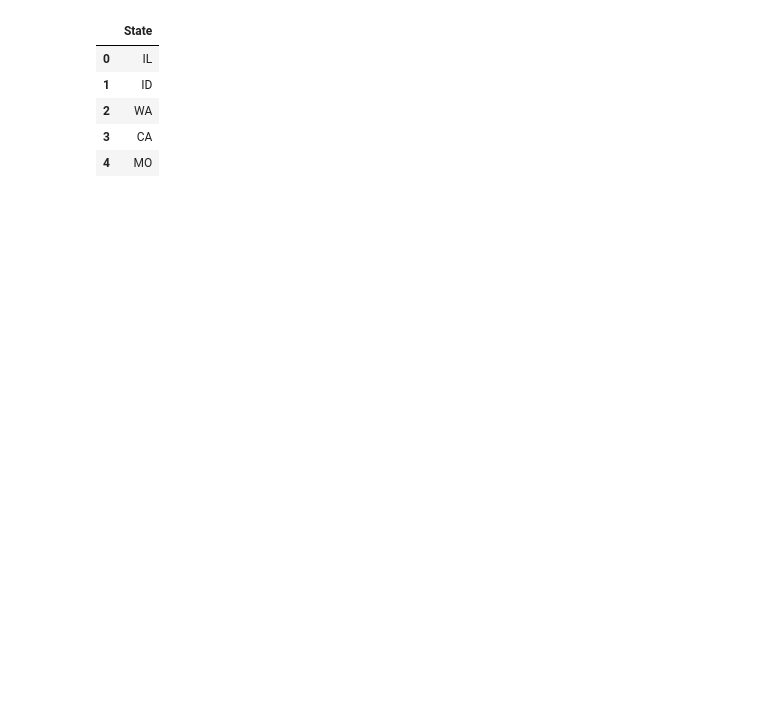
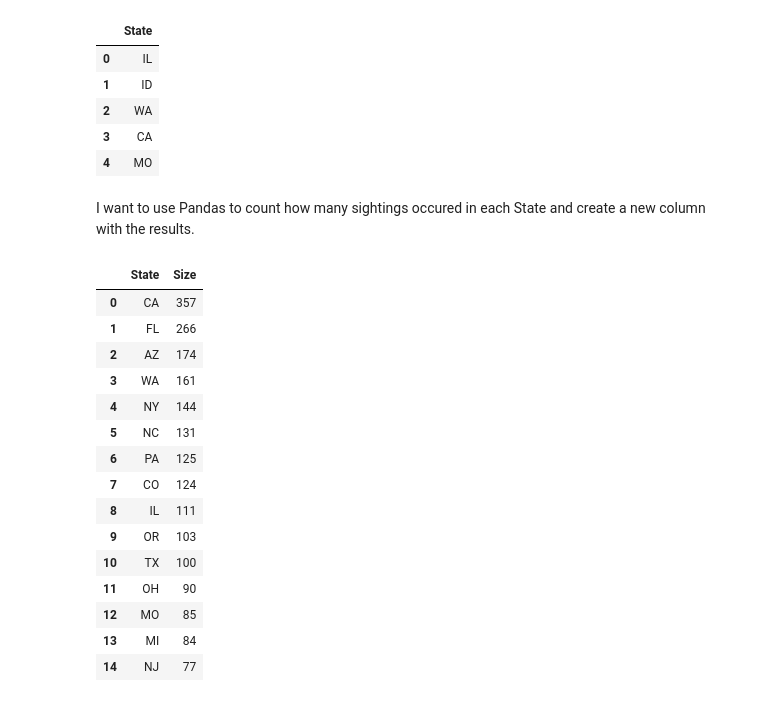
Before and after one commit to southsidefreddy/ufo_project, a Jupyter notebook: ufo.ipynb, the cells around one changed output. Saved outputs shown, nothing was run; the diff lists cells and outputs as text; code cells hidden in the pictures; blank space fills up the shorter version.

```diff
--- a/ufo.ipynb
+++ b/ufo.ipynb
@@ -96,6 +96,30 @@ ufos.head(5)
 | 2 | WA |
 | 3 | CA |
 | 4 | MO |
+# %% [markdown]
+I want to use Pandas to count how many sightings occured in each State and create a new column with the results.
+# %%
+# group the State column
+
+ufo_1 = ufos.groupby('State').size().sort_values(ascending=False).reset_index(name='Size')
+ufo_1.head(15)
+# %% [output]
+|  | State | Size |
+| 0 | CA | 357 |
+| 1 | FL | 266 |
+| 2 | AZ | 174 |
+| 3 | WA | 161 |
+| 4 | NY | 144 |
+| 5 | NC | 131 |
+| 6 | PA | 125 |
+| 7 | CO | 124 |
+| 8 | IL | 111 |
+| 9 | OR | 103 |
+| 10 | TX | 100 |
+| 11 | OH | 90 |
+| 12 | MO | 85 |
+| 13 | MI | 84 |
+| 14 | NJ | 77 |
 # %%
 # use .drop to remove unused columns from climate dataframe
 
```
Also changed, not shown: parts of 9 cells of this notebook.
